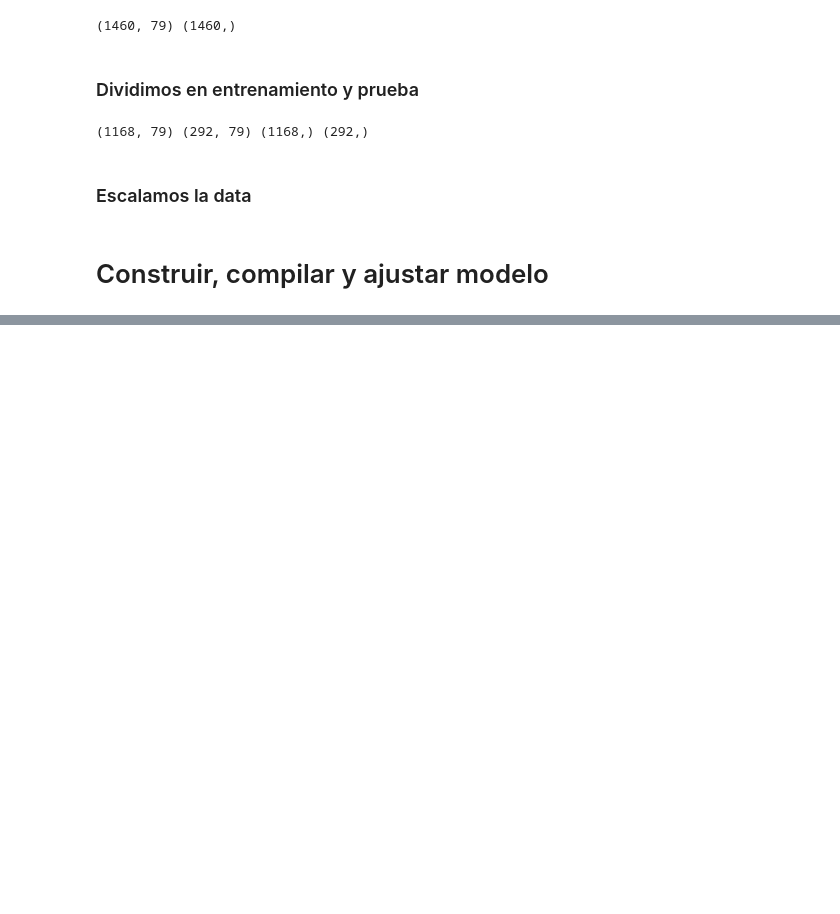
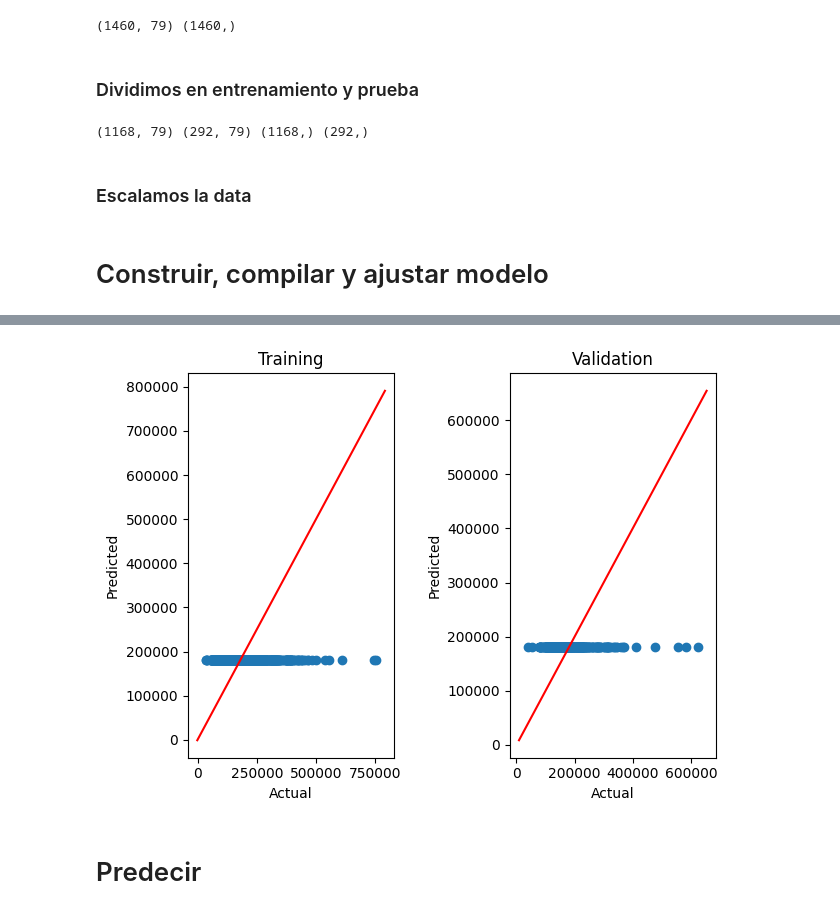
Before and after one commit to Javilejoo/Redes-Neuronales-MD, a Jupyter notebook: red-neuronal.ipynb, the cells around one changed output, grey strips where cells are left out. Drawn from its saved outputs; the diff is of its cells as text; code cells hidden in the pictures; blank space fills up the shorter version.

```diff
--- a/red-neuronal.ipynb
+++ b/red-neuronal.ipynb
@@ -520,0 +589,24 @@ NameError: name 'Sequential' is not defined
+# %%
+fig, axes = plt.subplots(1, 2) # 1 fila, dos columnas
+
+# Entrenamiento
+axes[0].scatter(x=y_train, y=model.predict(X_train_scaled))
+axes[0].set_xlabel("Actual", fontsize=10)
+axes[0].set_ylabel("Predicted", fontsize=10)
+axes[0].set_title("Training")
+# Linea de 45 grados
+x = np.linspace(*axes[0].get_xlim())
+axes[0].plot(x, x, color='red')
+
+# Validacion
+axes[1].scatter(x=y_test, y=model.predict(X_test_scaled))
+axes[1].set_xlabel("Actual", fontsize=10)
+axes[1].set_ylabel("Predicted", fontsize=10)
+axes[1].set_title("Validation")
+# Linea de 45 grados
+x = np.linspace(*axes[1].get_xlim())
+axes[1].plot(x, x, color='red')
+
+# Pequeña separación entre gráficas.
+fig.tight_layout()
+# %% [output]
@@ -520,0 +615,3 @@ NameError: name 'Sequential' is not defined
+[figure, added]
+# %% [markdown]
+# Predecir
```
Also changed, not shown: parts of 16 cells of this notebook.
